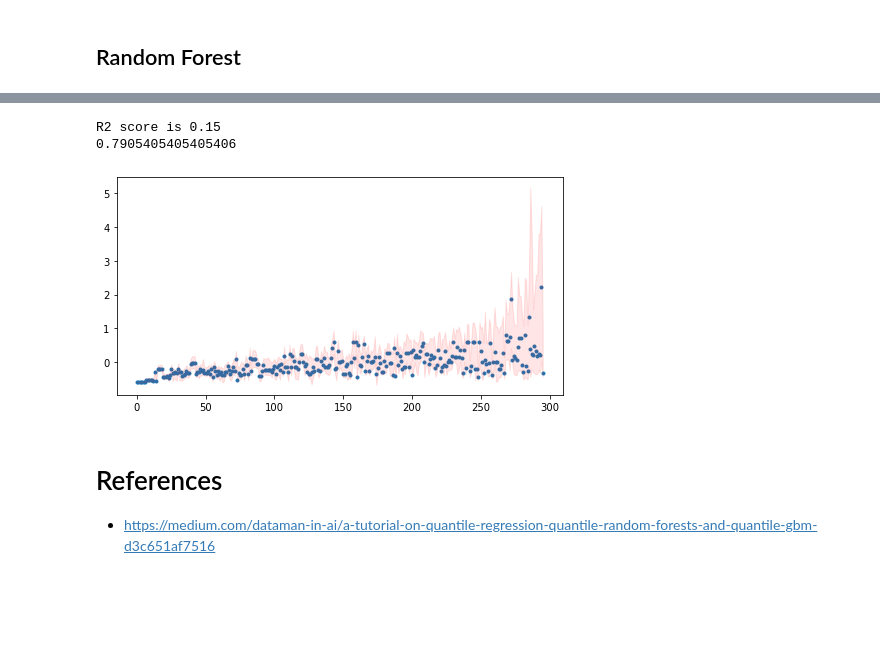
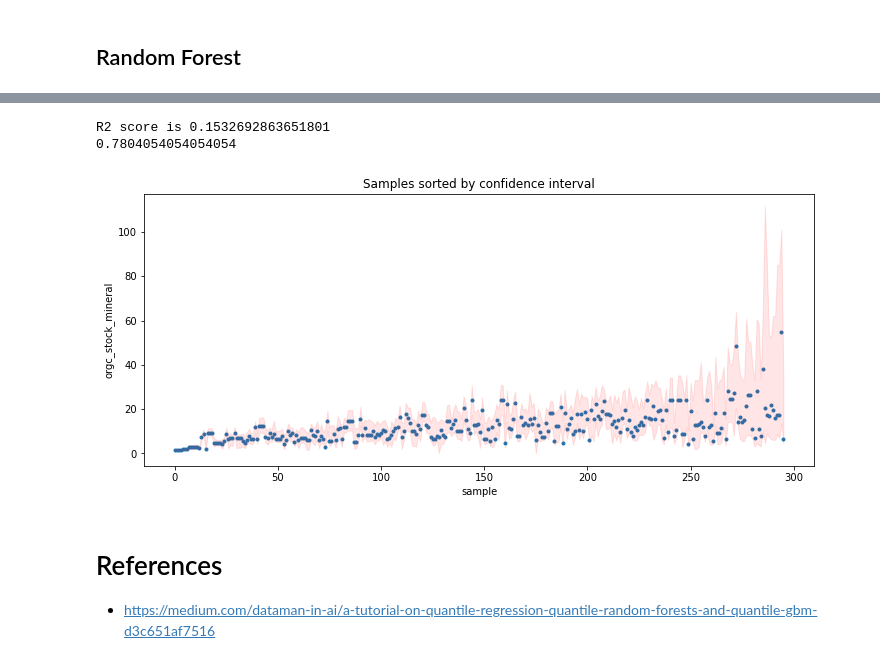
Before and after one commit to qAp/earthshotsoil, a Jupyter notebook: nbs/QRF_toy_models.ipynb, the cells around one changed output, grey strips where cells are left out. Cells and saved outputs as stored; diff of their text form; code cells hidden in the pictures; blank space fills up the shorter version.

```diff
--- a/nbs/QRF_toy_models.ipynb
+++ b/nbs/QRF_toy_models.ipynb
@@ -37,7 +37,7 @@ Y_scaled = preprocessing.scale(Y)
 X_scaled = pd.DataFrame(preprocessing.scale(X), columns=vars_X)
 # %%
 X_train, X_test, Y_train, Y_test = train_test_split(
-    X_scaled, Y_scaled, test_size=0.2, random_state=5)
+    X_scaled, Y, test_size=0.2, random_state=5)
 # %% [markdown]
 ## Helpers
 # %%
@@ -83,7 +83,11 @@ RandomForestRegressor(min_samples_split=20, n_estimators=200, random_state=0)
 
 pred_Q = pd.DataFrame()
 for pred in rf.estimators_:
-    temp = pd.Series(pred.predict(X_test).round(2))
+    temp = pd.Series(pred.predict(X_test))#.round(2))
     pred_Q = pd.concat([pred_Q,temp],axis=1)
+
+pred_Q.columns = range(len(rf.estimators_))
+pred_Q.columns.name = 'tree'
+pred_Q.index.name = 'sample'
 pred_Q.head()
 # %% [output]
@@ -101,31 +106,33 @@ quantiles = [0.01, 0.05, 0.50, 0.95 , 0.99]
 # %%
 RF_actual_pred = pd.DataFrame()
 
 for q in quantiles:
     s = pred_Q.quantile(q=q, axis=1)
     RF_actual_pred = pd.concat([RF_actual_pred,s],axis=1,sort=False)
 
 RF_actual_pred.columns = quantiles
 RF_actual_pred['actual'] = Y_test
 RF_actual_pred['interval'] = RF_actual_pred[np.max(quantiles)] - RF_actual_pred[np.min(quantiles)]
 RF_actual_pred = RF_actual_pred.sort_values('interval')
-RF_actual_pred = RF_actual_pred.round(2)
-RF_actual_pred
+RF_actual_pred = RF_actual_pred#.round(2)
 
 # Get the R-squared
-r2 = sklearn.metrics.r2_score(RF_actual_pred['actual'], RF_actual_pred[0.5]).round(2)
+r2 = sklearn.metrics.r2_score(RF_actual_pred['actual'], RF_actual_pred[0.5])#.round(2)
 print('R2 score is {}'.format(r2) )  # 0.81
 
 # Get the correct percentage
 correctPcnt(RF_actual_pred) # 0.9509
 
 # Show the intervals
-fig, ax = plt.subplots(nrows=1, ncols=1, figsize=(8, 4))
+fig, ax = plt.subplots(nrows=1, ncols=1, figsize=(12, 5))
 ax = showIntervals(ax, RF_actual_pred)
+ax.set_ylabel(var_Y)
+ax.set_xlabel('sample');
+ax.set_title('Samples sorted by confidence interval');
 # %% [output]
-R2 score is 0.15
-0.7905405405405406
+R2 score is 0.1532692863651801
+0.7804054054054054
-[figure, old version]
+[figure, new version]
 # %% [markdown]
 # References
 - https://medium.com/dataman-in-ai/a-tutorial-on-quantile-regression-quantile-random-forests-and-quantile-gbm-d3c651af7516
```
Also changed, not shown: parts of 5 cells of this notebook.
